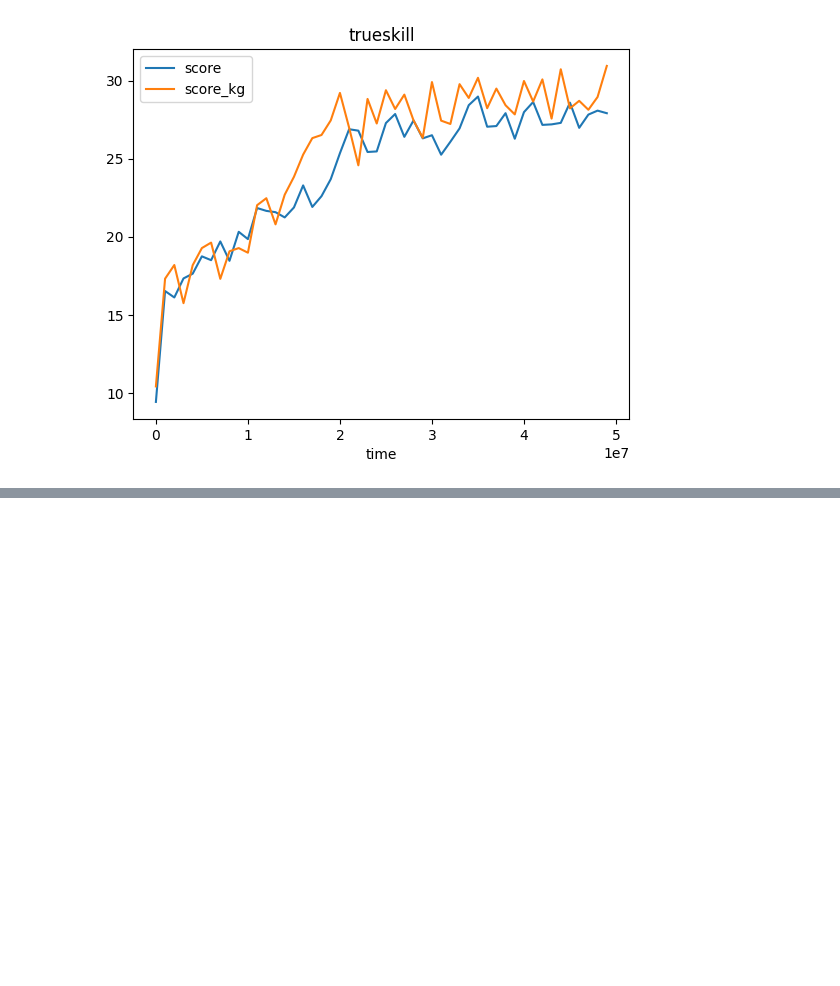
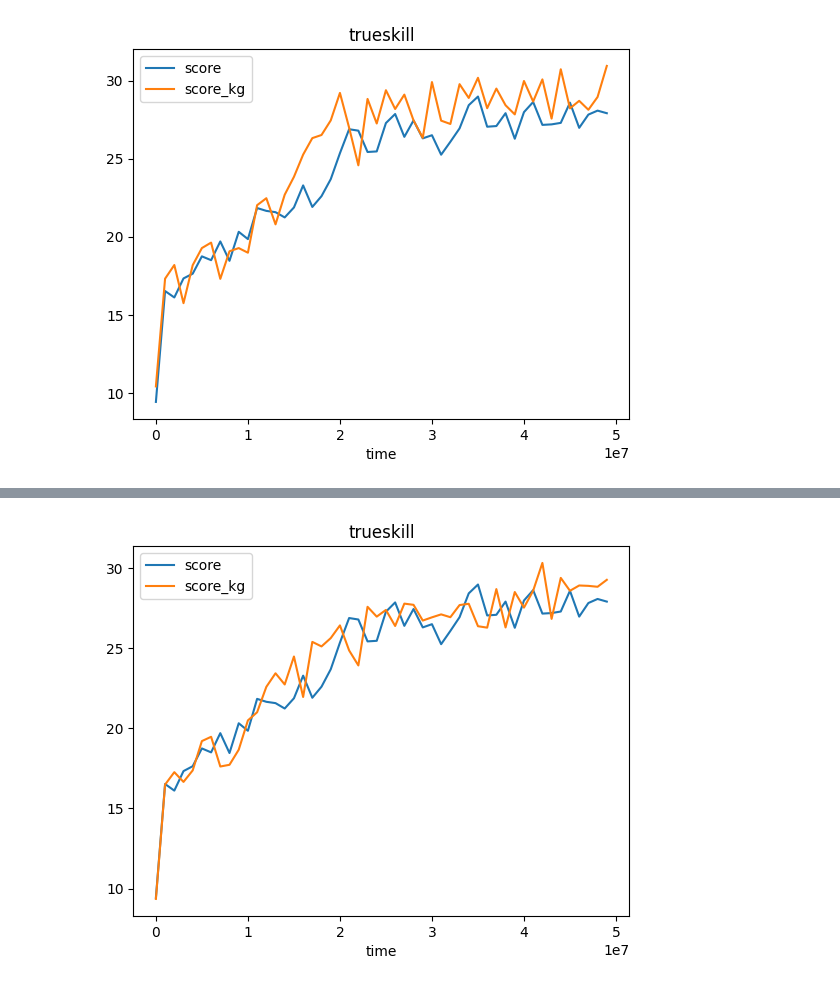
Before and after one commit to adFrej/kg-rl-rts, a Jupyter notebook: training_loss.ipynb, the cells around one changed output, grey strips where cells are left out. Saved outputs shown, nothing was run; the diff lists cells and outputs as text; code cells hidden in the pictures; blank space fills up the shorter version.

```diff
--- a/training_loss.ipynb
+++ b/training_loss.ipynb
@@ -127,0 +138,11 @@ draw_score_by_list([
+# %%
+draw_score_by_list([
+    r"MicroRTSGridModeVecEnv__ppo_gridnet____8__1724231973",
+    r"MicroRTSGridModeVecEnv__ppo_gridnet____9__1724275145",
+    r"MicroRTSGridModeVecEnv__ppo_gridnet____10__1724368618",
+], [
+    r"MicroRTSGridModeVecEnv__ppo_gridnet__prior__kg4__14__1724457135",
+    r"MicroRTSGridModeVecEnv__ppo_gridnet__prior__kg4__15__1724534230",
+])
+# %% [output]
+[figure, added]
```
Also changed, not shown: parts of 1 cell of this notebook, 51 other files.
